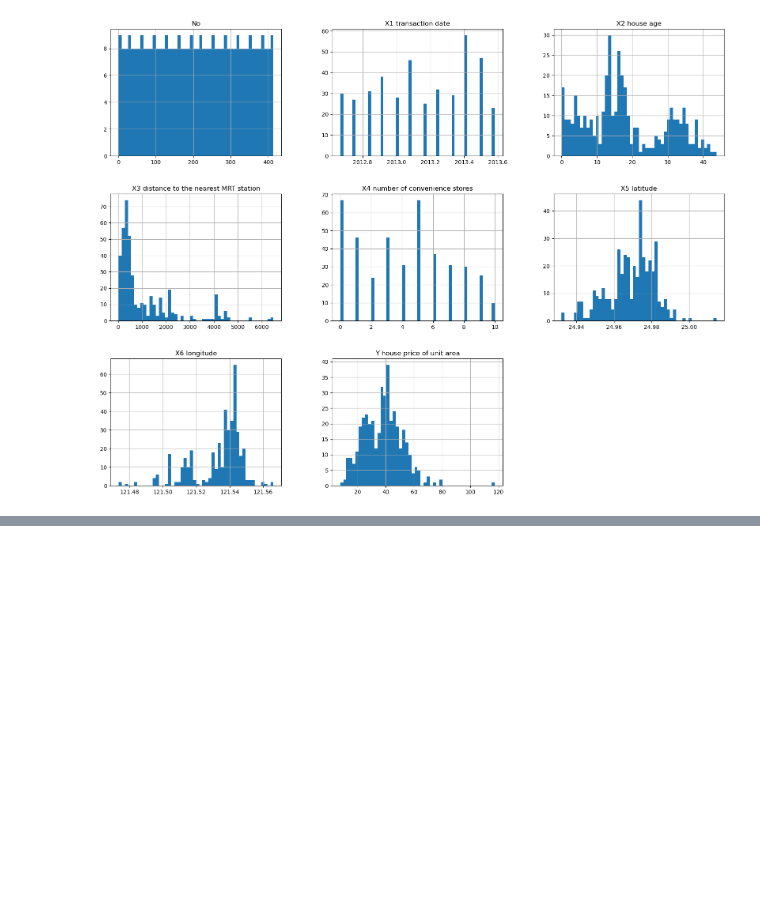
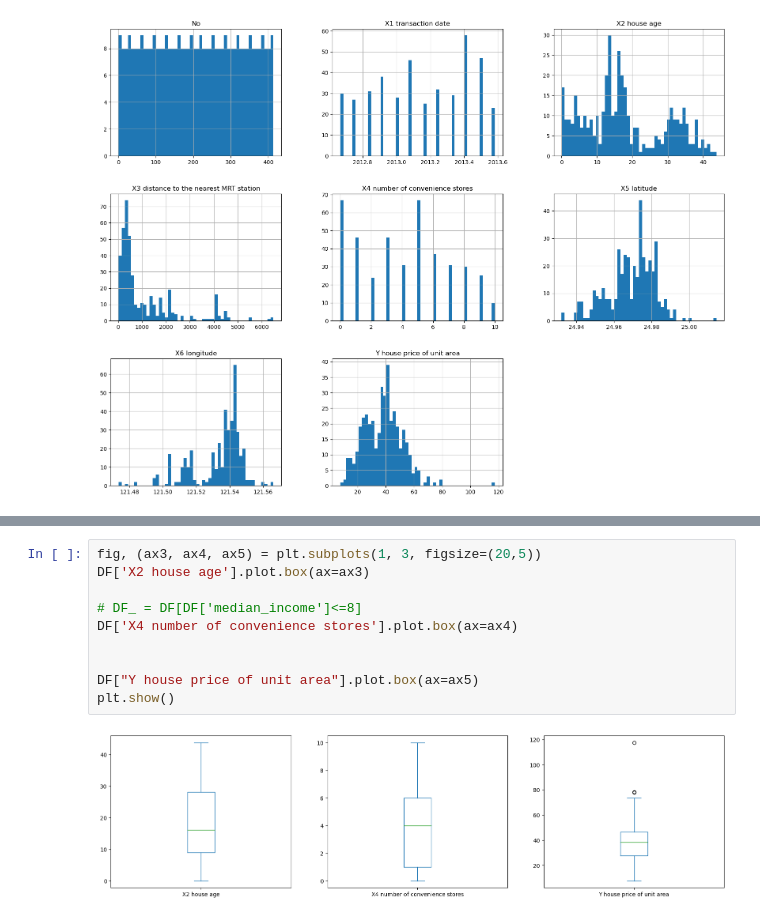
Before and after one commit to matthewpkearney/cs559_spring24_hw1, a Jupyter notebook: Homework1_mkearney.ipynb, the cells around one changed output, grey strips where cells are left out. Cells and saved outputs as stored; diff of their text form; blank space fills up the shorter version.

```diff
--- a/Homework1_mkearney.ipynb
+++ b/Homework1_mkearney.ipynb
@@ -127 +136,13 @@ plt.show()
+# %%
+fig, (ax3, ax4, ax5) = plt.subplots(1, 3, figsize=(20,5))
+DF['X2 house age'].plot.box(ax=ax3)
+
+# DF_ = DF[DF['median_income']<=8]
+DF['X4 number of convenience stores'].plot.box(ax=ax4)
+
+
+DF["Y house price of unit area"].plot.box(ax=ax5)
+plt.show()
+# %% [output]
+[figure, added]
 # %% [markdown]
```
Also changed, not shown: parts of 19 cells of this notebook.
